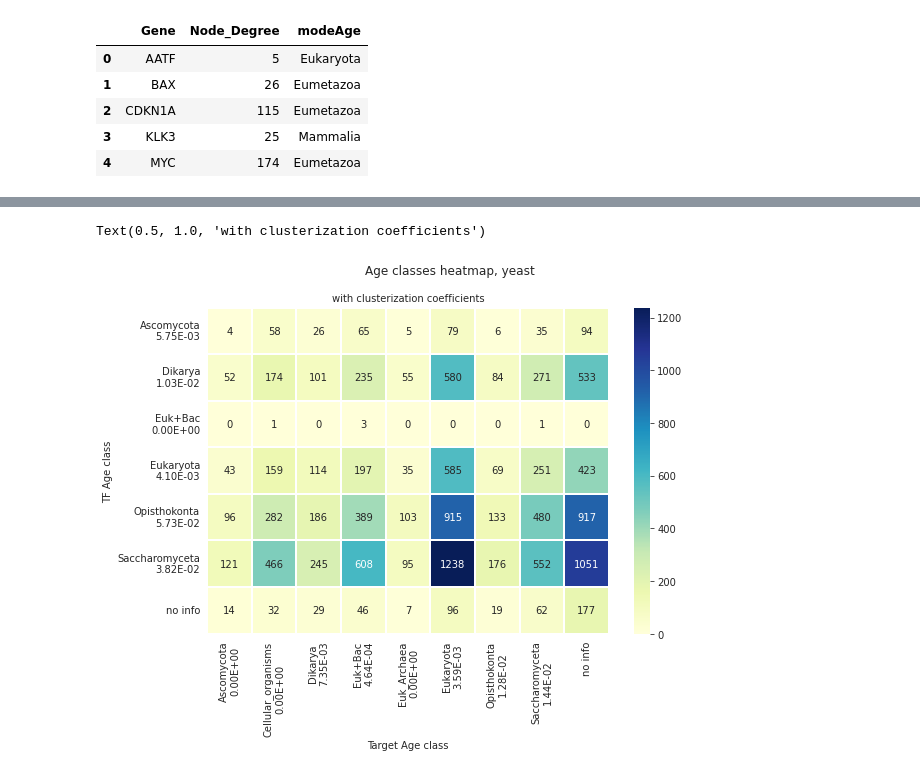
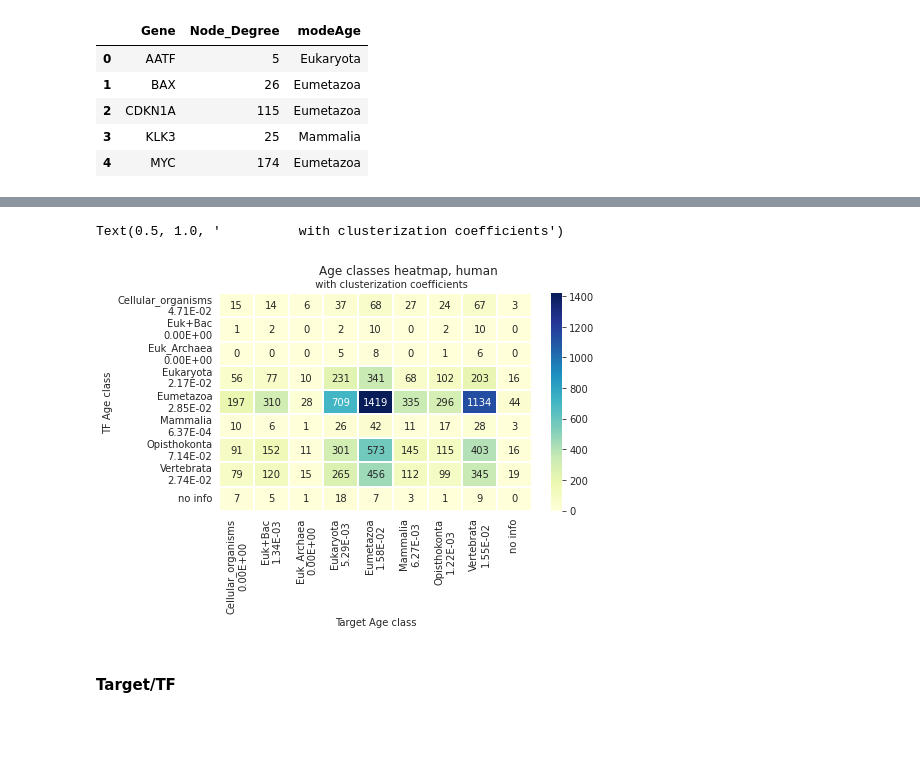
Before and after one commit to Freddsle/age_patterns, a Jupyter notebook: code/02_Liebeskind_age_classes.ipynb, the cells around one changed output, grey strips where cells are left out. Drawn from its saved outputs; the diff is of its cells as text; code cells hidden in the pictures; blank space fills up the shorter version.

```diff
--- a/code/02_Liebeskind_age_classes.ipynb
+++ b/code/02_Liebeskind_age_classes.ipynb
@@ -937,3 +1148,0 @@ human_data['age_max'] = human_data['age_max'].apply(lambda x: classes[x])
-# %%
-# no info to NAN
-human_data['age_max'] = human_data['age_max'].replace({'no info': np.nan})
@@ -1331,24 +1261,23 @@ for i, class_ in enumerate(classes[1:]):
 ----------
 # %%
-# по возрасту ТГ
+# Target age
 
 classes = ['no info', 'Cellular_organisms', 'Euk_Archaea','Euk+Bac', 'Eukaryota',
-           'Opisthokonta', 'Dikarya', 'Ascomycota', 'Saccharomyceta']
+           'Opisthokonta', 'Eumetazoa', 'Vertebrata', 'Mammalia']
 
 for i, class_ in enumerate(classes[1:]):
-    temp_data = yeast_data[yeast_data['Tg_age'] == i + 1]
+    temp_data = human_data[human_data['Tg_age'] == class_]
 
     if temp_data.empty:
         continue
 
     temp_graph = nx.from_pandas_edgelist(temp_data,
-                                         'Tf', 'Tg',
-                                         ['age_max'],
+                                         'TF', 'Target',
                                          create_using=nx.DiGraph())
 
-    clustering_table.loc[len(clustering_table)] = ['yeasts', class_, 'TG', nx.average_clustering(temp_graph)]
+    clustering_table.loc[len(clustering_table)] = ['human', class_, 'TG', nx.average_clustering(temp_graph)]
 
-    print(f'Кластеризация: \t\t{round(nx.transitivity(temp_graph), 4)}, yeasts, {class_}')
-    print(f'Кластерный коэффициент:\t{round(nx.average_clustering(temp_graph), 6)}, yeasts, {class_}')
+    print(f'Clastering (transitivity):\t{round(nx.transitivity(temp_graph), 4)}, human, {class_}')
+    print(f'Clastering coeficient:\t\t{round(nx.average_clustering(temp_graph), 6)}, human, {class_}')
     print('----------')
 # %% [output]
@@ -1557,0 +1323,3 @@ clustering_table
+# %%
+# Substituting nans with "no info"
+human_data[['Tg_age', 'TF_age']] = human_data[['Tg_age', 'TF_age']].replace(np.nan, 'no info')
@@ -1558,47 +1341,50 @@ clustering_table
 # %%
-plt.rcParams["figure.figsize"] = 9, 6
+plt.rcParams["figure.figsize"] = 7, 4
 
 
-xlabels = ['Ascomycota', 'Cellular_organisms', 'Dikarya', 'Euk+Bac', 'Euk_Archaea',
-           'Eukaryota', 'Opisthokonta', 'Saccharomyceta'] # labels for x-axis
+xlabels = ['Cellular_organisms', 'Euk+Bac', 'Euk_Archaea', 'Eukaryota',
+           'Eumetazoa', 'Mammalia', 'Opisthokonta', 'Vertebrata'] # labels for x-axis
 
-ylabels = ['Ascomycota', 'Dikarya','Euk+Bac',
-           'Eukaryota', 'Opisthokonta', 'Saccharomyceta'] # labels for y-axis
+ylabels = ['Cellular_organisms', 'Euk+Bac', 'Euk_Archaea', 'Eukaryota',
+           'Eumetazoa', 'Mammalia', 'Opisthokonta', 'Vertebrata'] # labels for y-axis
 
 x_axis_labels = []
 y_axis_labels = []
 
 for label in xlabels:
-    coeff = clustering_table[(clustering_table['organism'] == 'yeasts')
+    coeff = clustering_table[(clustering_table['organism'] == 'human')
                              & (clustering_table['class'] == label)
                              & (clustering_table['type'] == 'TG')].clust_coefficient.values[0]
 
     x_axis_labels.append(f'{label}\n{coeff:.2E}')
 
 x_axis_labels.append('no info')
 
 for label in ylabels:
-    coeff = clustering_table[(clustering_table['organism'] == 'yeasts')
+    coeff = clustering_table[(clustering_table['organism'] == 'human')
                              & (clustering_table['class'] == label)
                              & (clustering_table['type'] == 'TF')].clust_coefficient.values[0]
 
     y_axis_labels.append(f'{label}\n{coeff:.2E}')
 
 y_axis_labels.append('no info')
 
-s = sns.heatmap(heatmap_y,
+s = sns.heatmap(heatmap_h,
                 xticklabels=x_axis_labels,
                 yticklabels=y_axis_labels,
                 annot=True,
                 fmt='g',
                 cmap="YlGnBu",
                 linewidths=1.5)
 
 s.set(xlabel='Target Age class', ylabel='TF Age class')
-#plt.setp(s.get_xticklabels(), rotation=70)
+plt.suptitle('Age classes heatmap, human')
+plt.title('          with clusterization coefficients', size=10)
 
-plt.suptitle('Age classes heatmap, yeast')
-plt.title('with clusterization coefficients', size=10)
+#plt.savefig('../data/02_plots/human_heatmap_01.png')
+#plt.close()
 # %% [output]
-Text(0.5, 1.0, 'with clusterization coefficients')
+Text(0.5, 1.0, '          with clusterization coefficients')
-[figure, old version]
+[figure, new version]
+# %% [markdown]
+#### Target/TF
```
Also changed, not shown: parts of 165 cells of this notebook, 39 other files.
